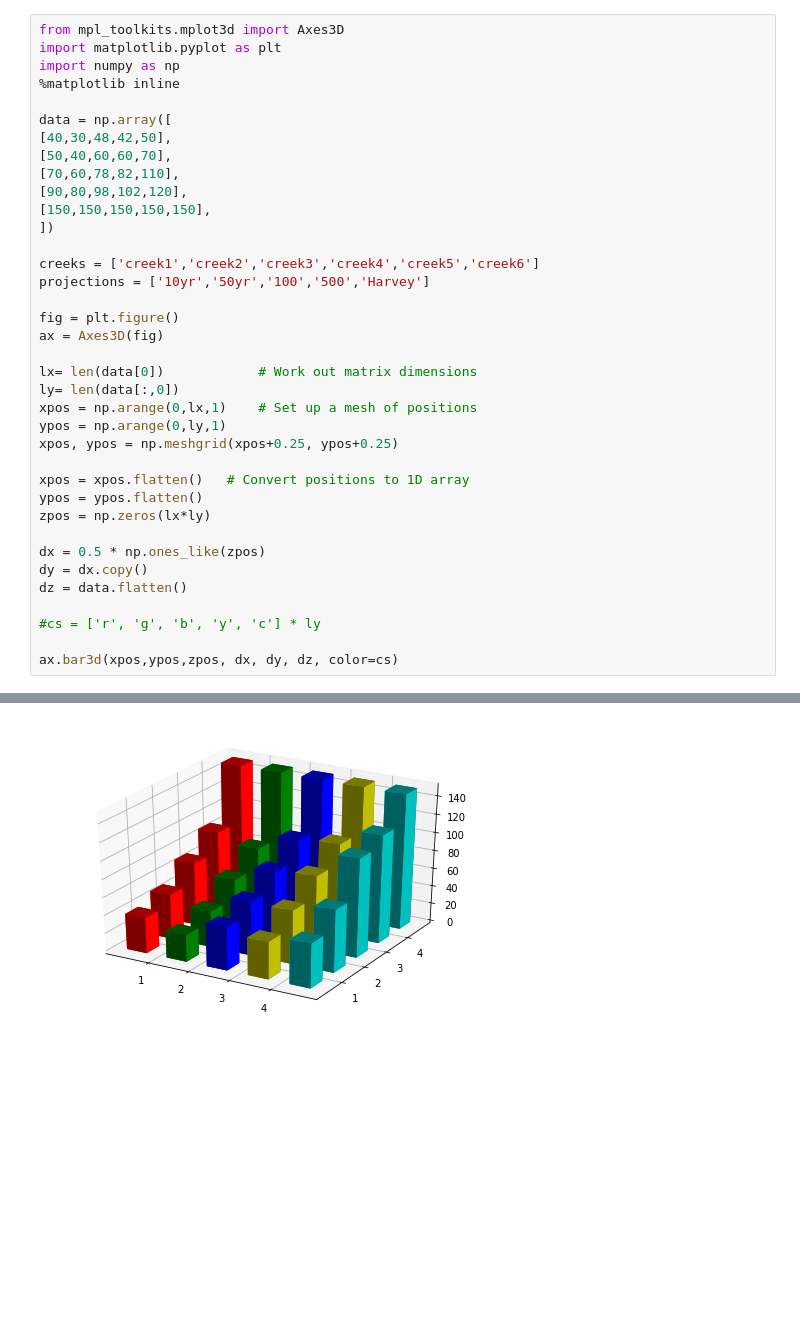
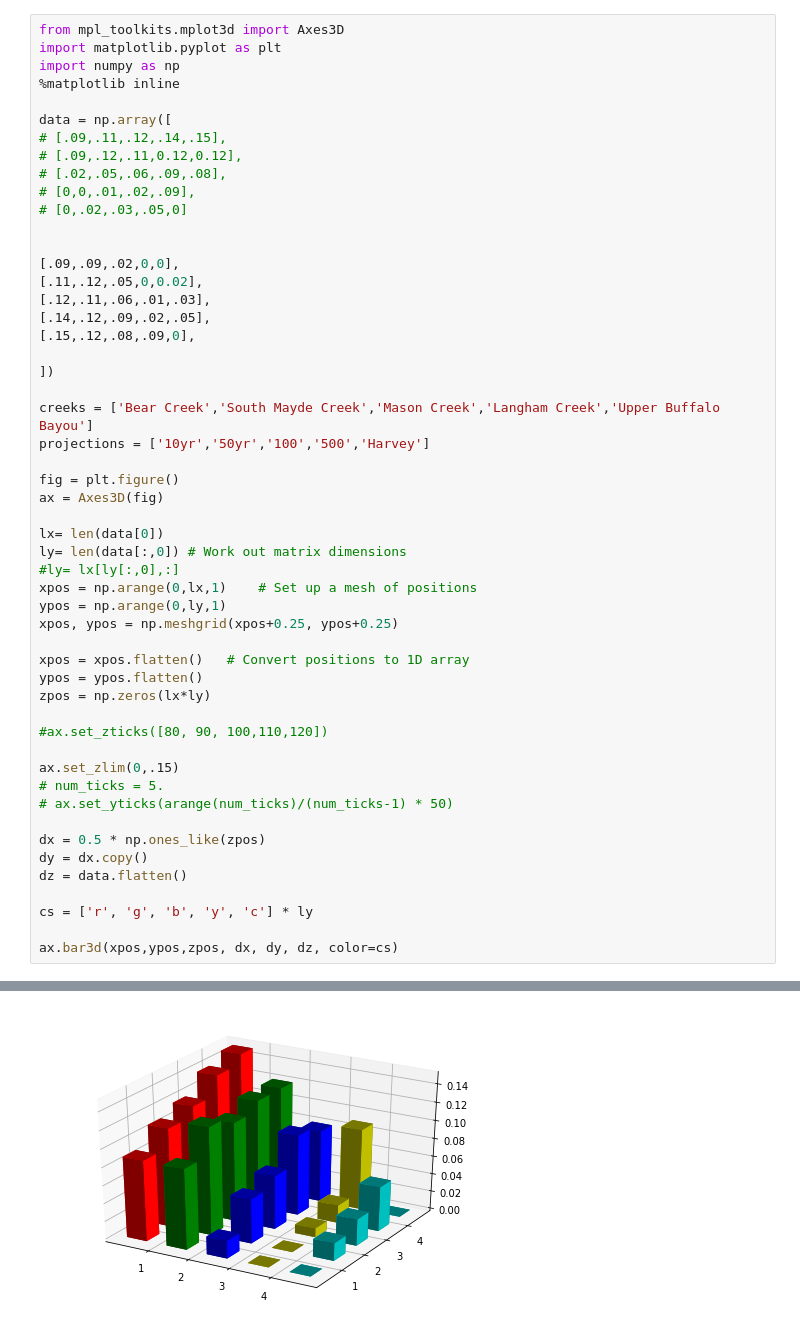
Before and after one commit to Margsaniel/htxemergencycoders, a Jupyter notebook: notebooks/3dprojections.ipynb, the cells around one changed output, grey strips where cells are left out. Drawn from its saved outputs; the diff is of its cells as text; blank space fills up the shorter version.

Commit message:
updated 3d chart

```diff
--- a/notebooks/3dprojections.ipynb
+++ b/notebooks/3dprojections.ipynb
@@ -1,40 +1,55 @@
 # %%
 from mpl_toolkits.mplot3d import Axes3D
 import matplotlib.pyplot as plt
 import numpy as np
 %matplotlib inline
 
 data = np.array([
-[40,30,48,42,50],
-[50,40,60,60,70],
-[70,60,78,82,110],
-[90,80,98,102,120],
-[150,150,150,150,150],
+# [.09,.11,.12,.14,.15],
+# [.09,.12,.11,0.12,0.12],
+# [.02,.05,.06,.09,.08],
+# [0,0,.01,.02,.09],
+# [0,.02,.03,.05,0]
+
+
+[.09,.09,.02,0,0],
+[.11,.12,.05,0,0.02],
+[.12,.11,.06,.01,.03],
+[.14,.12,.09,.02,.05],
+[.15,.12,.08,.09,0],
+
 ])
 
-creeks = ['creek1','creek2','creek3','creek4','creek5','creek6']
+creeks = ['Bear Creek','South Mayde Creek','Mason Creek','Langham Creek','Upper Buffalo Bayou']
 projections = ['10yr','50yr','100','500','Harvey']
 
 fig = plt.figure()
 ax = Axes3D(fig)
 
-lx= len(data[0])            # Work out matrix dimensions
-ly= len(data[:,0])
+lx= len(data[0])
+ly= len(data[:,0]) # Work out matrix dimensions
+#ly= lx[ly[:,0],:]
 xpos = np.arange(0,lx,1)    # Set up a mesh of positions
 ypos = np.arange(0,ly,1)
 xpos, ypos = np.meshgrid(xpos+0.25, ypos+0.25)
 
 xpos = xpos.flatten()   # Convert positions to 1D array
 ypos = ypos.flatten()
 zpos = np.zeros(lx*ly)
 
+#ax.set_zticks([80, 90, 100,110,120])
+
+ax.set_zlim(0,.15)
+# num_ticks = 5.
+# ax.set_yticks(arange(num_ticks)/(num_ticks-1) * 50)
+
 dx = 0.5 * np.ones_like(zpos)
 dy = dx.copy()
 dz = data.flatten()
 
-#cs = ['r', 'g', 'b', 'y', 'c'] * ly
+cs = ['r', 'g', 'b', 'y', 'c'] * ly
 
 ax.bar3d(xpos,ypos,zpos, dx, dy, dz, color=cs)
 # %% [output]
 <mpl_toolkits.mplot3d.art3d.Poly3DCollection at 0x...>
-[figure, old version]
+[figure, new version]
```
